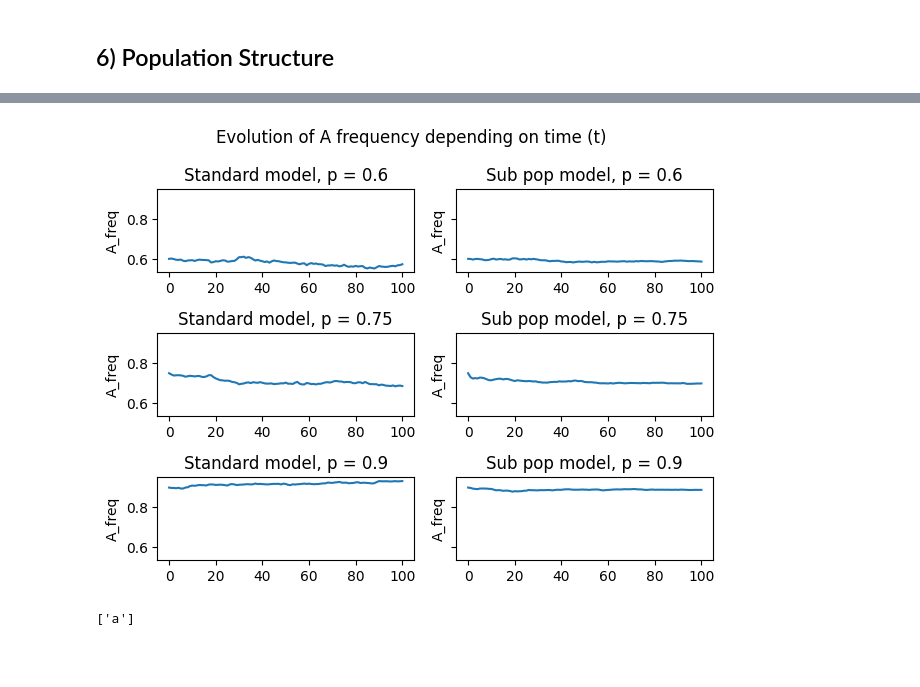
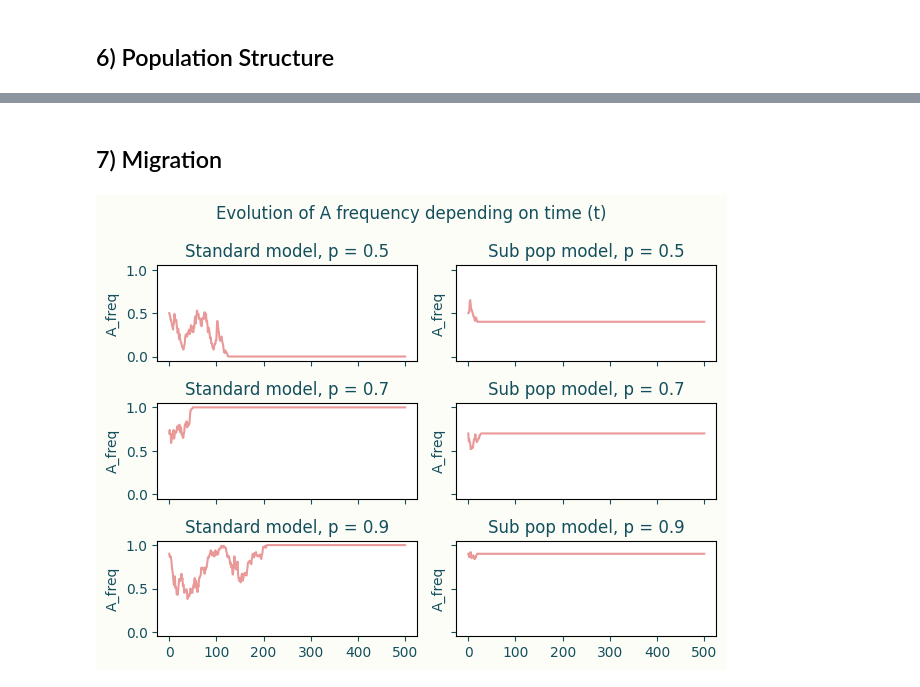
Before and after one commit to ConstensouxAlexis/GPOP, a Jupyter notebook: model.ipynb, the cells around one changed output, grey strips where cells are left out. Cells and saved outputs as stored; diff of their text form; code cells hidden in the pictures; blank space fills up the shorter version.

```diff
--- a/model.ipynb
+++ b/model.ipynb
@@ -243,0 +441,6 @@ plt.title("Estimated fixation time depending on initial pop size");
+# %%
+print(f"generation 0: {ids[0]}")
+sample = [0, 1]  #sample to look at in last generation
+for i, (parent, aids) in enumerate(zip(p, ids[1:])):
+    print(f"parent of generation {i+1}: {parent}")
+    print(f"generation {i+1}: {aids}")
@@ -742,22 +961,22 @@ class ClonalInterferenceModel:
 ### Comparison with theorical results
 # %%
 N = 100 # Population size
-t = 100 # Number of generations
+t = 120 # Number of generations
 model_clonal = ClonalInterferenceModel(N, t, nb_simulations=30)
 
-f, axes = plt.subplots(2, 2, sharey=True)
+f, axes = plt.subplots(2, 2, sharey=True, sharex=True)
 (sp1, sp2), (sp3, sp4) = axes[0], axes[1]
 N_values = [50, 250, 500, 2000]
 for N, sp in tqdm(zip(N_values, [sp1, sp2, sp3, sp4])):
     model_clonal.update_N(N)
     (avg_A_freq, avg_B_freq, avg_C_freq) = model_clonal.estimate_simulation_parameters()
     (true_A_freq, true_B_freq, true_C_freq) = model_clonal.theorical_frequencies()
-    sp.plot(avg_A_freq, color="#9de19a")
-    sp.plot(true_A_freq, color="#9de19a", linestyle="--")
-    sp.plot(avg_B_freq, color="#a4c5ea")
-    sp.plot(true_B_freq, color="#a4c5ea", linestyle="--")
-    sp.plot(avg_C_freq, color="#bca9e1")
-    sp.plot(true_C_freq, color="#bca9e1", linestyle="--")
+    sp.plot(avg_A_freq, color="#ea9999")
+    sp.plot(true_A_freq, color="#ea9999", linestyle="--")
+    sp.plot(avg_B_freq, color="#11dfdf")
+    sp.plot(true_B_freq, color="#11dfdf", linestyle="--")
+    sp.plot(avg_C_freq, color="#134f5c")
+    sp.plot(true_C_freq, color="#134f5c", linestyle="--")
     sp.set_ylabel("Allele freq")
     sp.set_title(rf"N = {model_clonal.N}")
 f.legend(["Estimated A", "True A freq", "Estimated B", "True B freq", "Estimated C", "True C freq"],
@@ -793,10 +988,3 @@ f.tight_layout()
-# %%
-N = 2000 # Population size
-t = 120 # Number of generations
-model_clonal = ClonalInterferenceModel(N, t, nb_simulations=30)
-
-(avg_A_freq, avg_B_freq, avg_C_freq) = model_clonal.estimate_simulation_parameters()
-(true_A_freq, true_B_freq, true_C_freq) = model_clonal.theorical_frequencies()
 # %%
 f, axes = plt.subplots(3, 2, sharex=True)
 (sp1, sp2), (sp3, sp4), (sp5, sp6) = axes[0], axes[1], axes[2]
@@ -826,3 +1061,5 @@ f.tight_layout()
+# %% [markdown]
+## 7) Migration
 # %%
 import random
 import copy
@@ -1043,33 +1277,26 @@ class PopulationModel:
         self.t = new_t
 # %%
 
-model_sub_pop = PopulationModel(N=300, t=100, p=0.8, m=None, nb_sub_pop=10, nb_simulations=50)
-model = GeneticDriftModel(N=300, t=100, p=0.8, nb_simulations=50)
+model_sub_pop = PopulationModel(N=100, t=500, p=0.8, m=None, nb_sub_pop=10, nb_simulations=30)
+model = GeneticDriftModel(N=100, t=500, p=0.8, nb_simulations=30)
 
-f, axes = plt.subplots(3, 2, sharey=True)
-p_values = [0.6, 0.75, 0.9]
+f, axes = plt.subplots(3, 2, sharey=True, sharex=True)
+p_values = [0.5, 0.7, 0.9]
 
 for p, ax in tqdm(zip(p_values, axes)):
     sp1, sp2 = ax
     model.update_p(p)
     model_sub_pop.update_p(p)
-    _, _, (avg_A_freq, avg_B_freq) = model.estimate_simulation_parameters()
-    _, _, (avg_A_freq_sp, avg_B_freq_sp) = model_sub_pop.estimate_simulation_parameters()
+    A_freq = model.simulation()
+    A_freq_sp = model_sub_pop.simulation()
 
-    sp1.plot(avg_A_freq)
-    sp2.plot(avg_A_freq_sp)
+    sp1.plot(A_freq, color="#ea9999")
+    sp2.plot(A_freq_sp, color="#ea9999")
     sp1.set_ylabel("A_freq")
     sp2.set_ylabel("A_freq")
     sp1.set_title(f"Standard model, p = {model.p}")
     sp2.set_title(f"Sub pop model, p = {model_sub_pop.p}")
 f.suptitle("Evolution of A frequency depending on time (t)")
 f.tight_layout()
 # %% [output]
-[figure, old version]
+[figure, new version]
-# %%
-a = ['a']
-b = a.copy()
-b[0] = 1
-a
-# %% [output]
-['a']
```
Also changed, not shown: parts of 31 cells of this notebook.
